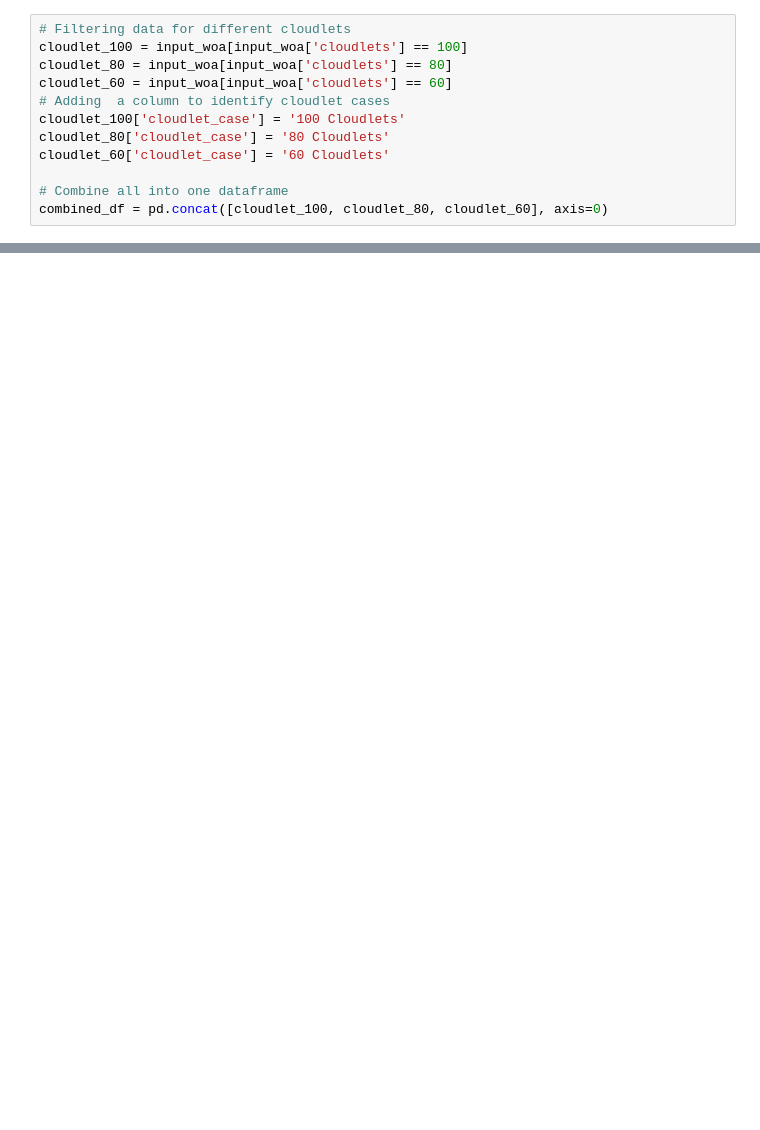
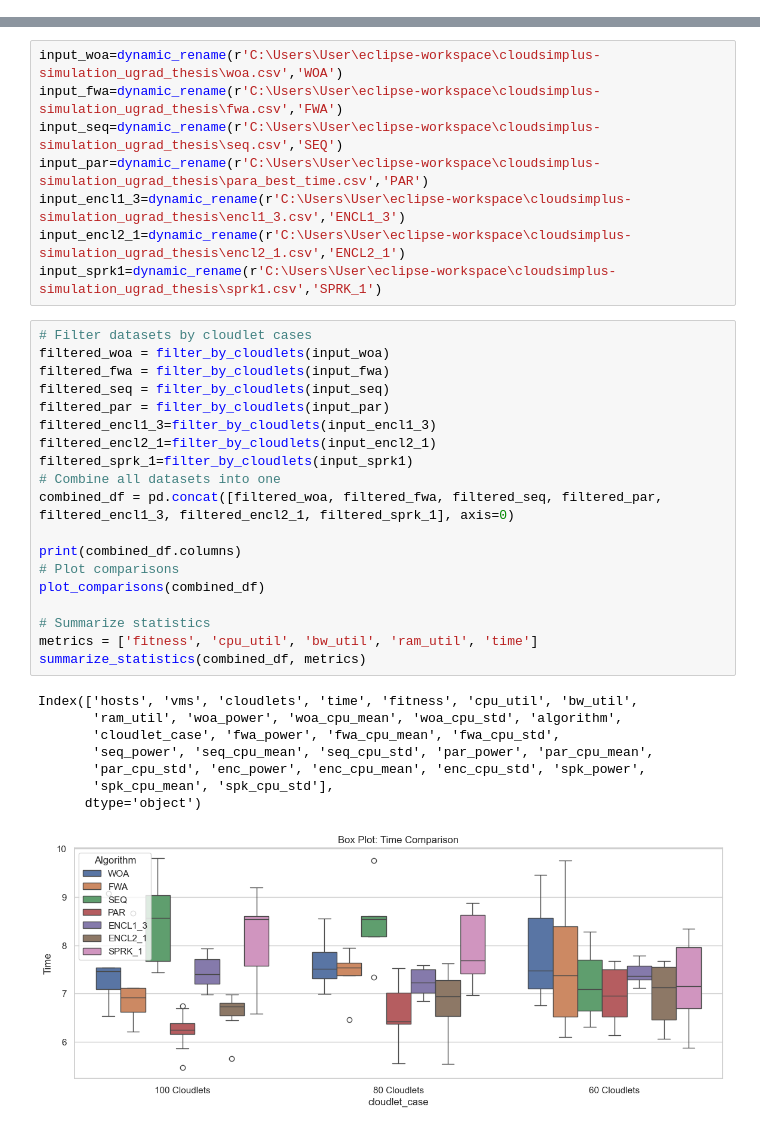
Before and after one commit to Nayem9274/Enhancing-Task-Scheduling-Efficiency-in-Cloud-Computing-A-Study-of-Hybrid-FWA-and-WOA, a Jupyter notebook: graph.ipynb, the cells around one changed output, grey strips where cells are left out. Drawn from its saved outputs; the diff is of its cells as text; blank space fills up the shorter version.

Commit message:
New Hybridization methods added, change in graph.ipynb file and few minor changes

```diff
--- a/graph.ipynb
+++ b/graph.ipynb
@@ -32,12 +0,0 @@ input_woa.head(20)
-# %%
-# Filtering data for different cloudlets
-cloudlet_100 = input_woa[input_woa['cloudlets'] == 100]
-cloudlet_80 = input_woa[input_woa['cloudlets'] == 80]
-cloudlet_60 = input_woa[input_woa['cloudlets'] == 60]
-# Adding  a column to identify cloudlet cases
-cloudlet_100['cloudlet_case'] = '100 Cloudlets'
-cloudlet_80['cloudlet_case'] = '80 Cloudlets'
-cloudlet_60['cloudlet_case'] = '60 Cloudlets'
-
-# Combine all into one dataframe
-combined_df = pd.concat([cloudlet_100, cloudlet_80, cloudlet_60], axis=0)
@@ -452,0 +80,36 @@ plt.show()
+# %%
+input_woa=dynamic_rename(r'C:\Users\User\eclipse-workspace\cloudsimplus-simulation_ugrad_thesis\woa.csv','WOA')
+input_fwa=dynamic_rename(r'C:\Users\User\eclipse-workspace\cloudsimplus-simulation_ugrad_thesis\fwa.csv','FWA')
+input_seq=dynamic_rename(r'C:\Users\User\eclipse-workspace\cloudsimplus-simulation_ugrad_thesis\seq.csv','SEQ')
+input_par=dynamic_rename(r'C:\Users\User\eclipse-workspace\cloudsimplus-simulation_ugrad_thesis\para_best_time.csv','PAR')
+input_encl1_3=dynamic_rename(r'C:\Users\User\eclipse-workspace\cloudsimplus-simulation_ugrad_thesis\encl1_3.csv','ENCL1_3')
+input_encl2_1=dynamic_rename(r'C:\Users\User\eclipse-workspace\cloudsimplus-simulation_ugrad_thesis\encl2_1.csv','ENCL2_1')
+input_sprk1=dynamic_rename(r'C:\Users\User\eclipse-workspace\cloudsimplus-simulation_ugrad_thesis\sprk1.csv','SPRK_1')
+# %%
+# Filter datasets by cloudlet cases
+filtered_woa = filter_by_cloudlets(input_woa)
+filtered_fwa = filter_by_cloudlets(input_fwa)
+filtered_seq = filter_by_cloudlets(input_seq)
+filtered_par = filter_by_cloudlets(input_par)
+filtered_encl1_3=filter_by_cloudlets(input_encl1_3)
+filtered_encl2_1=filter_by_cloudlets(input_encl2_1)
+filtered_sprk_1=filter_by_cloudlets(input_sprk1)
+# Combine all datasets into one
+combined_df = pd.concat([filtered_woa, filtered_fwa, filtered_seq, filtered_par, filtered_encl1_3, filtered_encl2_1, filtered_sprk_1], axis=0)
+
+print(combined_df.columns)
+# Plot comparisons
+plot_comparisons(combined_df)
+
+# Summarize statistics
+metrics = ['fitness', 'cpu_util', 'bw_util', 'ram_util', 'time']
+summarize_statistics(combined_df, metrics)
+# %% [output]
+Index(['hosts', 'vms', 'cloudlets', 'time', 'fitness', 'cpu_util', 'bw_util',
+       'ram_util', 'woa_power', 'woa_cpu_mean', 'woa_cpu_std', 'algorithm',
+       'cloudlet_case', 'fwa_power', 'fwa_cpu_mean', 'fwa_cpu_std',
+       'seq_power', 'seq_cpu_mean', 'seq_cpu_std', 'par_power', 'par_cpu_mean',
+       'par_cpu_std', 'enc_power', 'enc_cpu_mean', 'enc_cpu_std', 'spk_power',
+       'spk_cpu_mean', 'spk_cpu_std'],
+      dtype='object')
+[figure, added]
```
Also changed, not shown: parts of 17 cells of this notebook, 20 other files.
